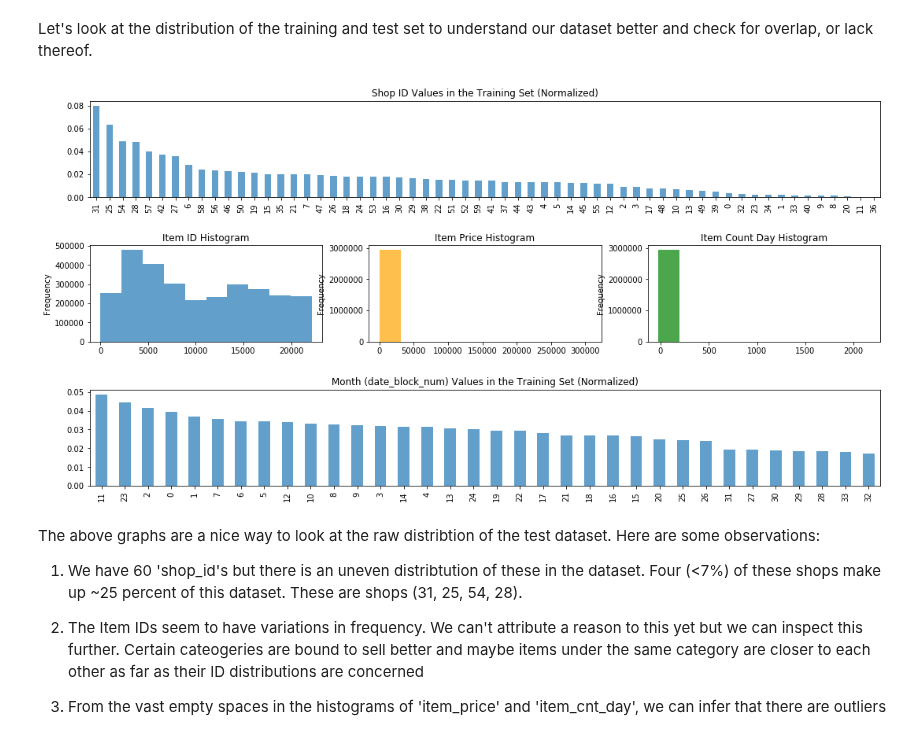
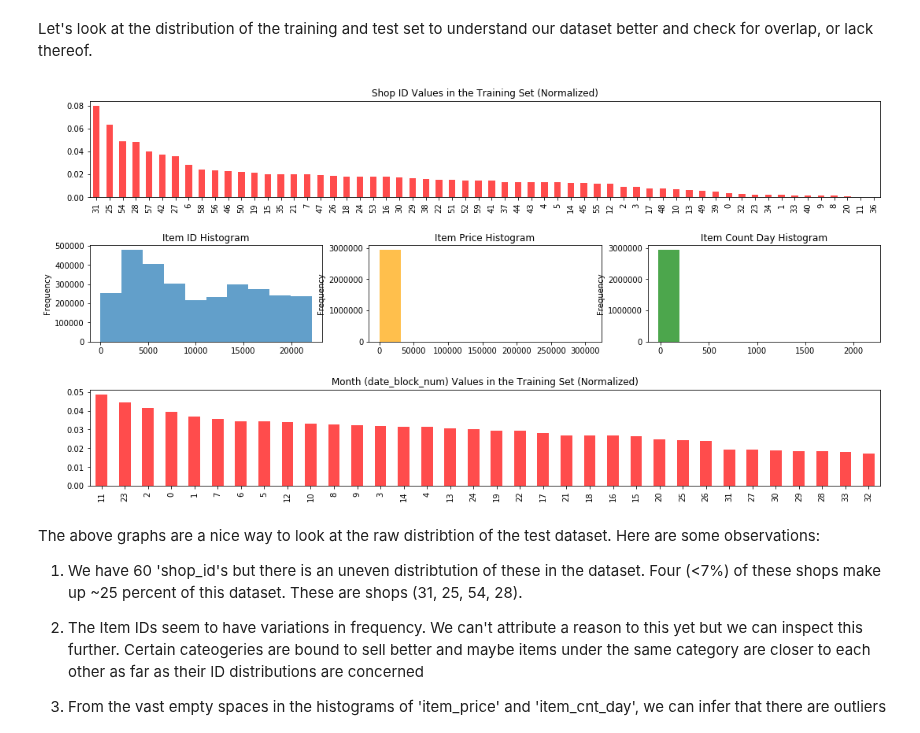
Before and after one commit to sarthakbatragatech/100-Days-of-ML, a Jupyter notebook: Time-Series-Forecasting/Predict-Future-Sales.ipynb, the cells around one changed output. Cells and saved outputs as stored; diff of their text form; code cells hidden in the pictures.

```diff
--- a/Time-Series-Forecasting/Predict-Future-Sales.ipynb
+++ b/Time-Series-Forecasting/Predict-Future-Sales.ipynb
@@ -54,29 +54,29 @@ Let's look at the distribution of the training and test set to understand our da
 # %%
 fig = plt.figure(figsize=(18,9))
 plt.subplots_adjust(hspace=.5)
 
 plt.subplot2grid((3,3), (0,0), colspan = 3)
-train['shop_id'].value_counts(normalize=True).plot(kind='bar', alpha=0.7)
+train['shop_id'].value_counts(normalize=True).plot(kind='bar', color = 'red', alpha=0.7)
 plt.title('Shop ID Values in the Training Set (Normalized)')
 
 plt.subplot2grid((3,3), (1,0))
 train['item_id'].plot(kind='hist', alpha=0.7)
 plt.title('Item ID Histogram')
 
 plt.subplot2grid((3,3), (1,1))
 train['item_price'].plot(kind='hist', alpha=0.7, color='orange')
 plt.title('Item Price Histogram')
 
 plt.subplot2grid((3,3), (1,2))
 train['item_cnt_day'].plot(kind='hist', alpha=0.7, color='green')
 plt.title('Item Count Day Histogram')
 
 plt.subplot2grid((3,3), (2,0), colspan = 3)
-train['date_block_num'].value_counts(normalize=True).plot(kind='bar', alpha=0.7)
+train['date_block_num'].value_counts(normalize=True).plot(kind='bar', color = 'red', alpha=0.7)
 plt.title('Month (date_block_num) Values in the Training Set (Normalized)')
 plt.show()
 # %% [output]
-[figure, old version]
+[figure, new version]
 # %% [markdown]
 The above graphs are a nice way to look at the raw distribtion of the test dataset. Here are some observations:
 
```
Also changed, not shown: parts of 14 cells of this notebook.
